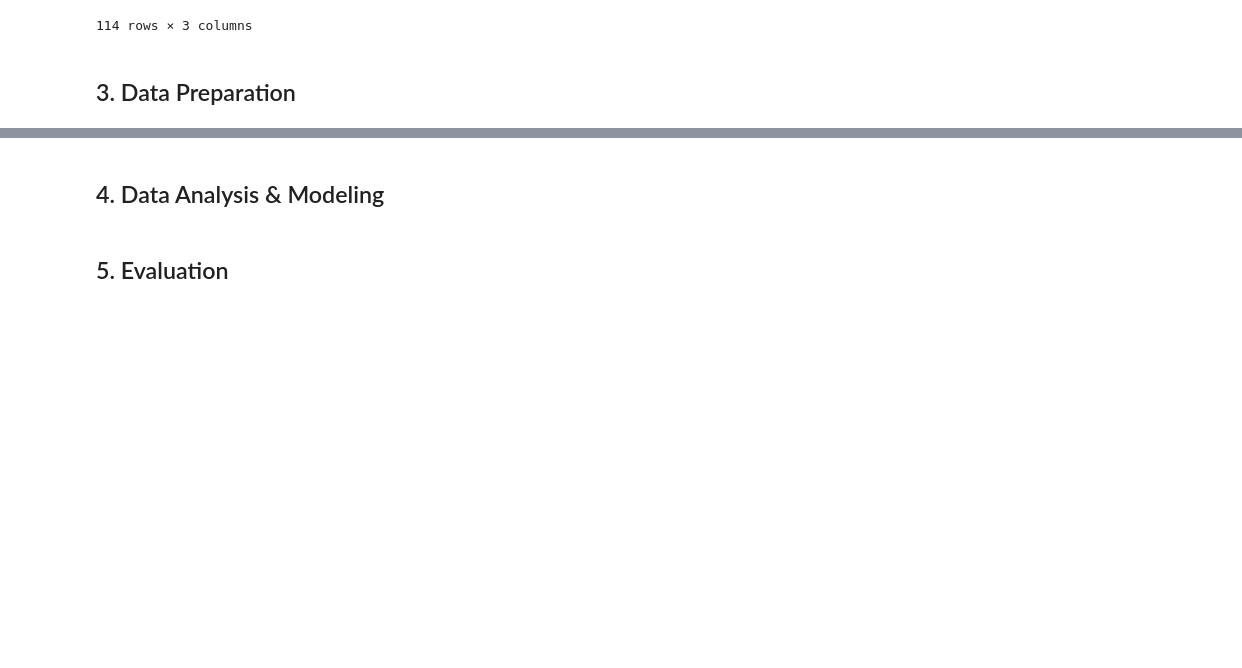
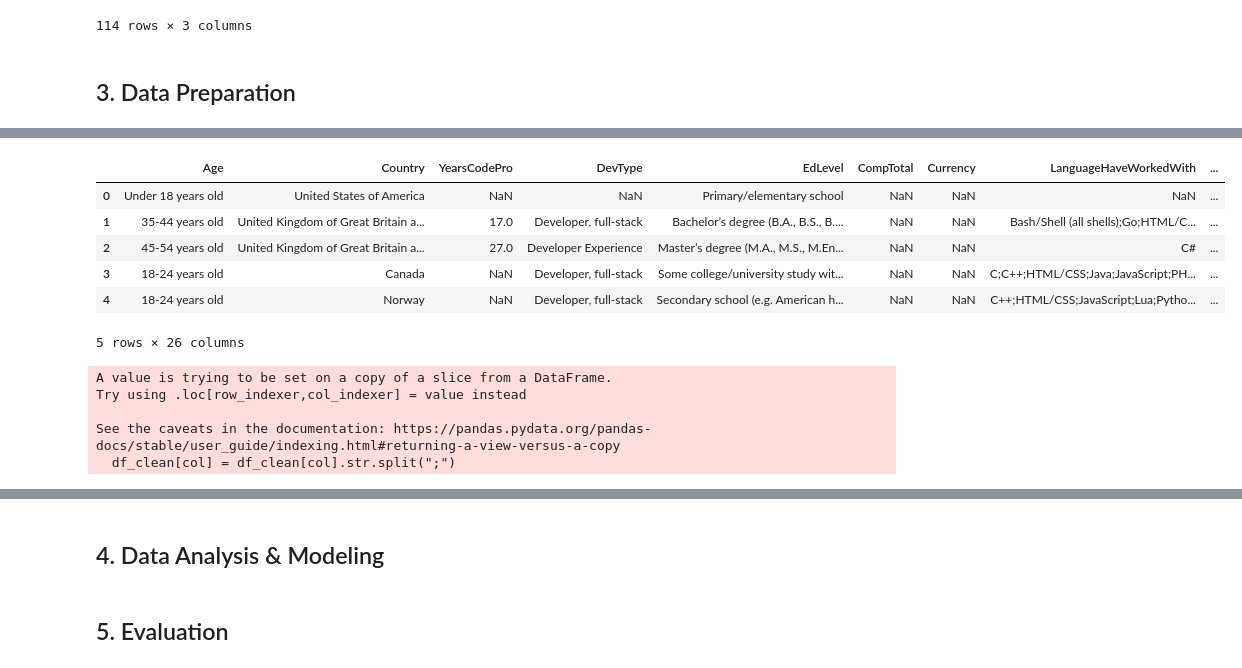
Before and after one commit to dirkhradecky/stackoverflow, a Jupyter notebook: stackoverflow.ipynb, the cells around one changed output, grey strips where cells are left out. Drawn from its saved outputs; the diff is of its cells as text; code cells hidden in the pictures; blank space fills up the shorter version.

```diff
--- a/stackoverflow.ipynb
+++ b/stackoverflow.ipynb
@@ -102,0 +168,3 @@ df_clean = df.copy()
+# %%
+# age as categorical variable
+df_clean['Age'] = df_clean['Age'].astype('category')
@@ -102,0 +191,7 @@ df_clean = df.copy()
+# %%
+# convert YearsCodePro to numeric (replace non-numeric values)
+df_clean['YearsCodePro'] = df_clean['YearsCodePro'].replace({
+    'Less than 1 year': 0.5,
+    'More than 50 years': 51
+})
+df_clean['YearsCodePro'] = pd.to_numeric(df_clean['YearsCodePro'], errors='coerce')
@@ -102,0 +229,23 @@ df_clean = df.copy()
+# %%
+df_clean.head()
+# %% [output]
+|  | Age | Country | YearsCodePro | DevType | EdLevel | CompTotal | Currency | LanguageHaveWorkedWith | ... |
+| 0 | Under 18 years old | United States of America | NaN | NaN | Primary/elementary school | NaN | NaN | NaN | ... |
+| 1 | 35-44 years old | United Kingdom of Great Britain a... | 17.0 | Developer, full-stack | Bachelor’s degree (B.A., B.S., B.... | NaN | NaN | Bash/Shell (all shells);Go;HTML/C... | ... |
+| 2 | 45-54 years old | United Kingdom of Great Britain a... | 27.0 | Developer Experience | Master’s degree (M.A., M.S., M.En... | NaN | NaN | C# | ... |
+| 3 | 18-24 years old | Canada | NaN | Developer, full-stack | Some college/university study wit... | NaN | NaN | C;C++;HTML/CSS;Java;JavaScript;PH... | ... |
+| 4 | 18-24 years old | Norway | NaN | Developer, full-stack | Secondary school (e.g. American h... | NaN | NaN | C++;HTML/CSS;JavaScript;Lua;Pytho... | ... |
+5 rows × 26 columns
+# %%
+# identify columns with more than 1 value
+multiple_value_cols = [col for col in df_clean.columns if df_clean[col].astype(str).str.contains(";").any()]
+
+# apply split() to these columns
+for col in multiple_value_cols:
+    df_clean[col] = df_clean[col].str.split(";")
+# %% [output]
+A value is trying to be set on a copy of a slice from a DataFrame.
+Try using .loc[row_indexer,col_indexer] = value instead
+
+See the caveats in the documentation: https://pandas.pydata.org/pandas-docs/stable/user_guide/indexing.html#returning-a-view-versus-a-copy
+  df_clean[col] = df_clean[col].str.split(";")
```
Also changed, not shown: parts of 12 cells of this notebook.
